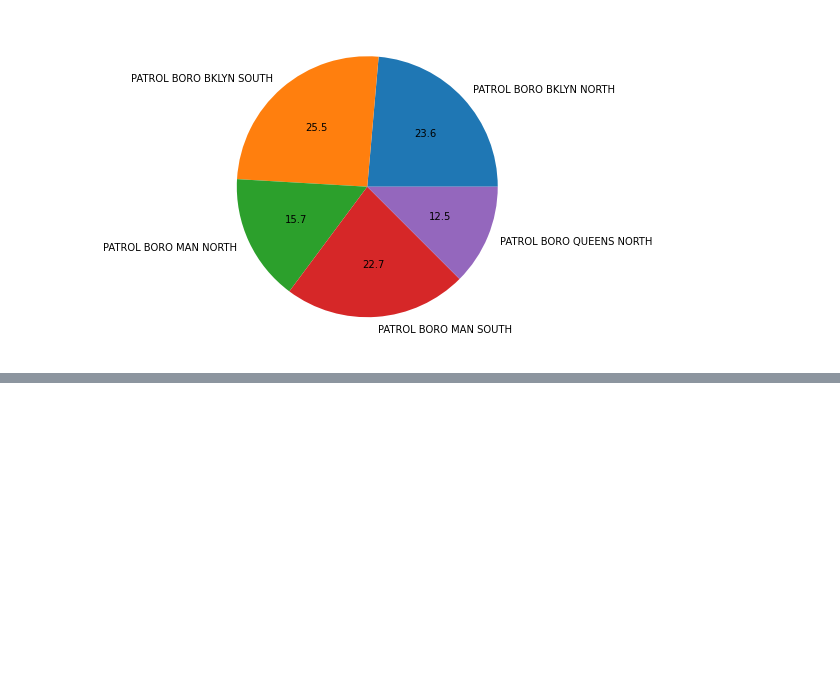
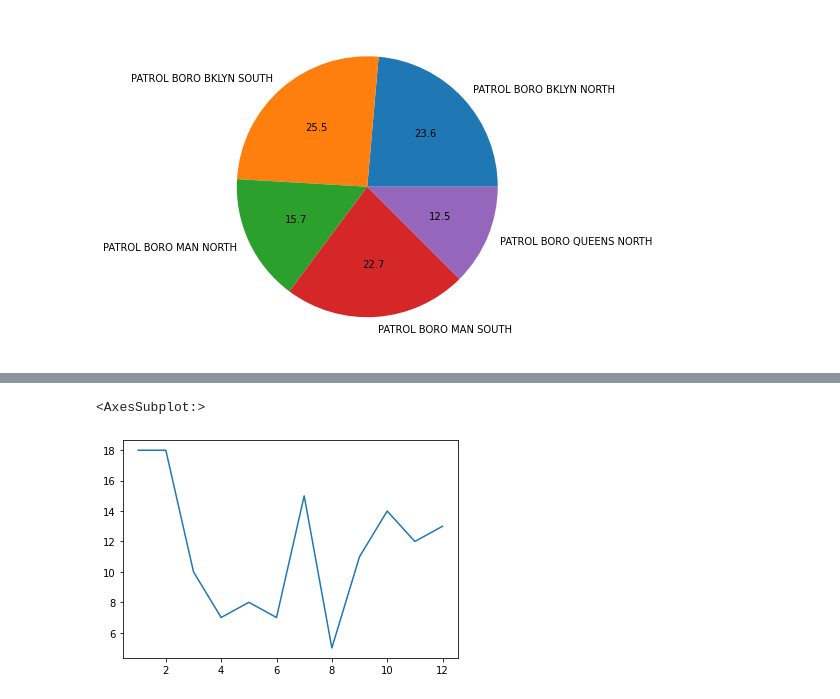
Before and after one commit to codeMonkeyHopeful/nypd-crime-tracker, a Jupyter notebook: main.ipynb, the cells around one changed output, grey strips where cells are left out. Cells and saved outputs as stored; diff of their text form; code cells hidden in the pictures; blank space fills up the shorter version.

Commit message:
add top crime type tending graph

```diff
--- a/main.ipynb
+++ b/main.ipynb
@@ -99,0 +98,7 @@ main[main['Borough'].isin(list(ranked_borough_by_crime_top['Borough']))].groupby
+# %%
+# Rack and stack crime types, sort by count, pull top value off to use later
+highest_crime_type = main.groupby('Offense Category', as_index=False).agg({"Borough": "count"}).sort_values('Borough',ascending=False).head(1)
+highest_crime_type_key = highest_crime_type['Offense Category'].iloc[0]
+print(highest_crime_type_key)
+highest_crime_df = main[main['Offense Category'] == highest_crime_type_key]
+highest_crime_df.head()
@@ -99,0 +113,6 @@ main[main['Borough'].isin(list(ranked_borough_by_crime_top['Borough']))].groupby
+# %%
+#Now Plot it out ... East side walk it out, west side walk it out...UNK say Plot it out!!!
+highest_crime_df['Month'].value_counts().sort_index().plot()
+# %% [output]
+<AxesSubplot:>
+[figure, added]
```
Also changed, not shown: parts of 6 cells of this notebook, 1 other file.
